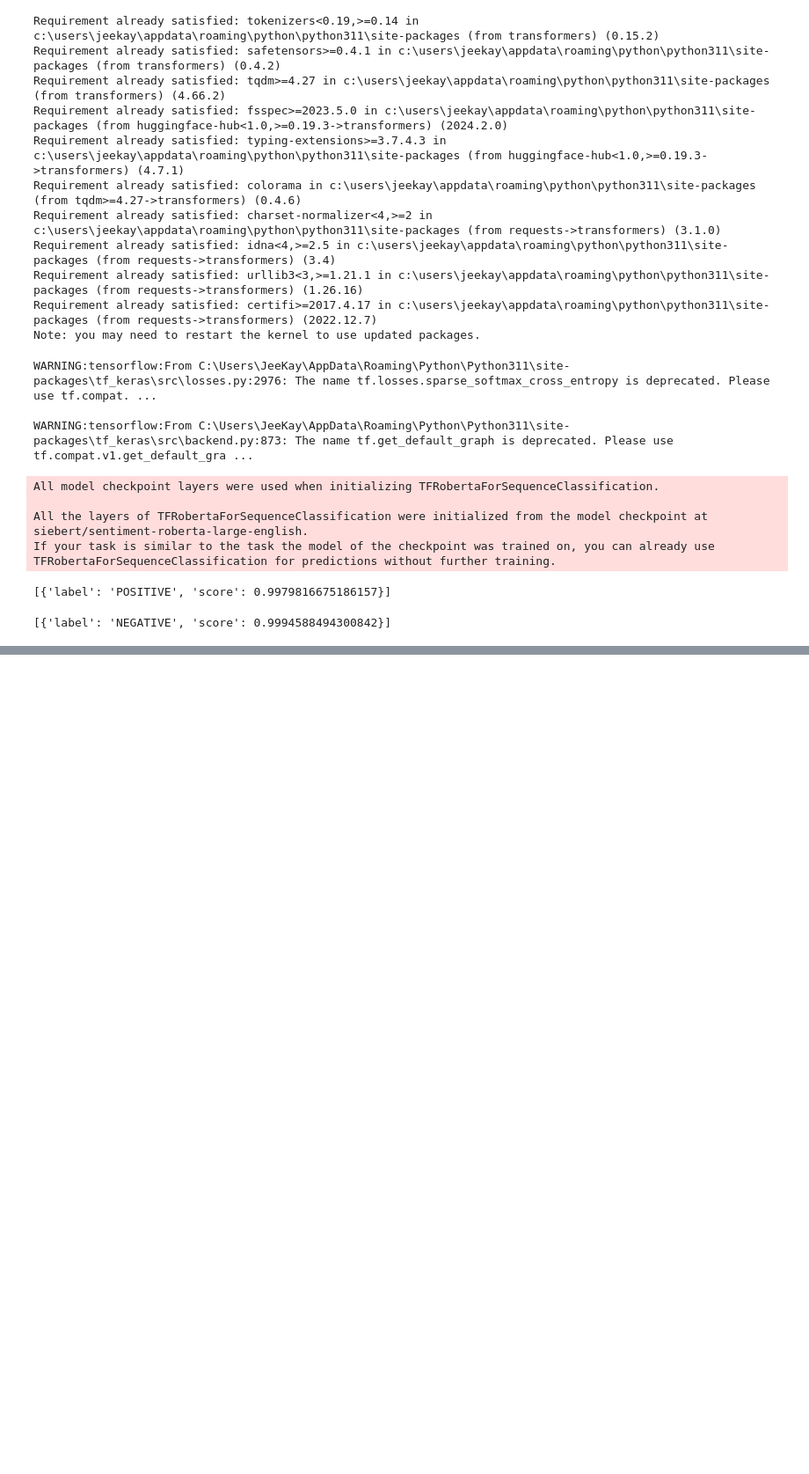
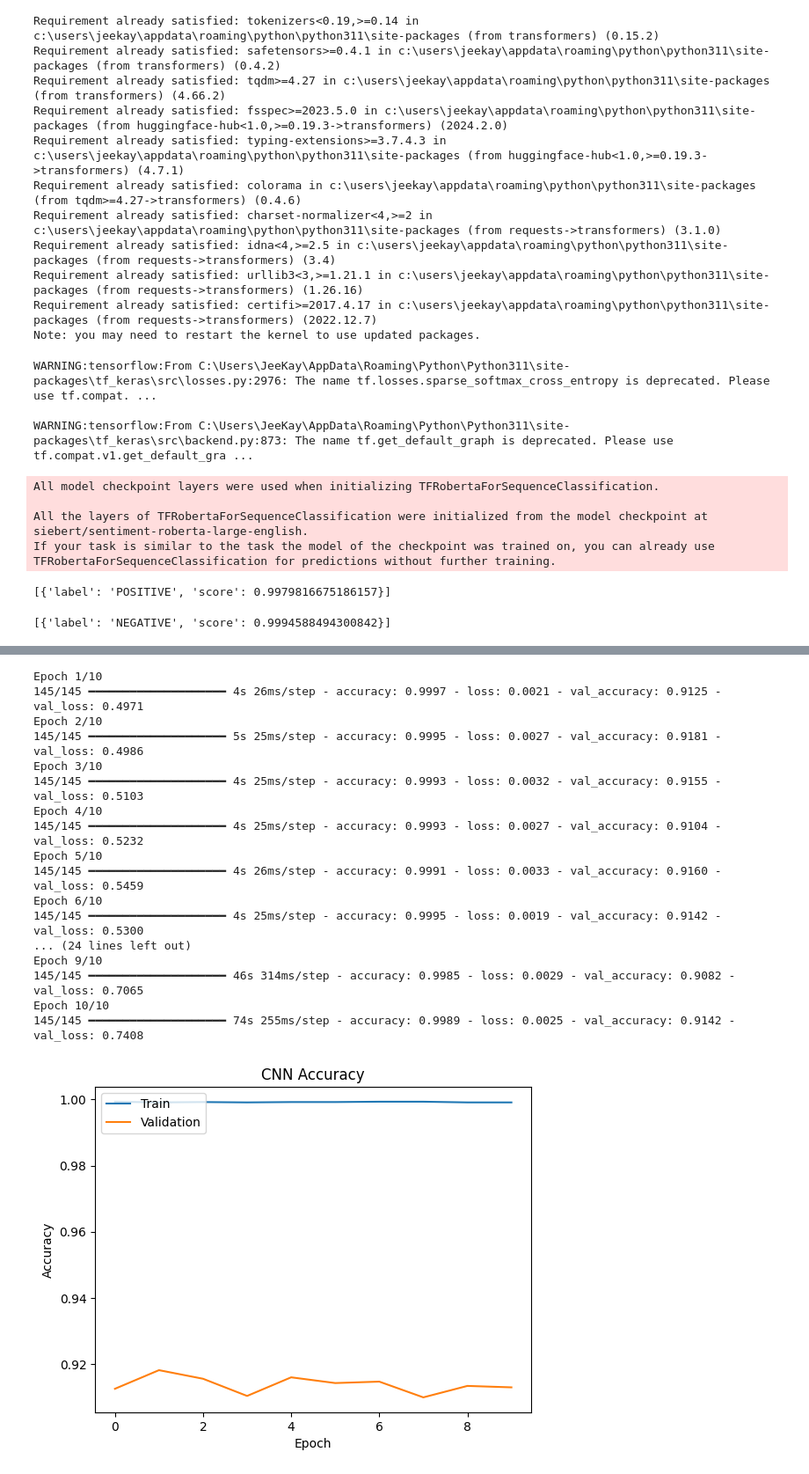
Before and after one commit to jeekay24/twitter-chat-analysis, a Jupyter notebook: analysis.ipynb, the cells around one changed output, grey strips where cells are left out. Shown: that part at 88% size. Saved outputs shown, nothing was run; the diff lists cells and outputs as text; code cells hidden in the pictures; blank space fills up the shorter version.

Commit message:
added graph part

```diff
--- a/analysis.ipynb
+++ b/analysis.ipynb
@@ -418,0 +415,6 @@ BiLSTM with Attention Test Accuracy: 0.9151147603988647
+# %%
+# Assuming you have trained your CNN model like this:
+cnn_history = cnn_model.fit(X_train, y_train, epochs=10, batch_size=64, validation_data=(X_test, y_test))
+
+# And your BiLSTM model like this:
+bilstm_history = bilstm_model.fit(X_train, y_train, epochs=10, batch_size=64, validation_data=(X_test, y_test))
@@ -418,0 +439,27 @@ BiLSTM with Attention Test Accuracy: 0.9151147603988647
+# %%
+# Define cnn_history and bilstm_history variables
+cnn_history = cnn_model.fit(X_train, y_train, epochs=10, batch_size=64, validation_data=(X_test, y_test))
+bilstm_history = bilstm_model.fit(X_train, y_train, epochs=10, batch_size=64, validation_data=(X_test, y_test))
+
+# Plot the accuracy and loss graphs
+plot_graphs(cnn_history, 'CNN')
+plot_graphs(bilstm_history, 'BiLSTM')
+# %% [output]
+Epoch 1/10
+145/145 ━━━━━━━━━━━━━━━━━━━━ 4s 26ms/step - accuracy: 0.9997 - loss: 0.0021 - val_accuracy: 0.9125 - val_loss: 0.4971
+Epoch 2/10
+145/145 ━━━━━━━━━━━━━━━━━━━━ 5s 25ms/step - accuracy: 0.9995 - loss: 0.0027 - val_accuracy: 0.9181 - val_loss: 0.4986
+Epoch 3/10
+145/145 ━━━━━━━━━━━━━━━━━━━━ 4s 25ms/step - accuracy: 0.9993 - loss: 0.0032 - val_accuracy: 0.9155 - val_loss: 0.5103
+Epoch 4/10
+145/145 ━━━━━━━━━━━━━━━━━━━━ 4s 25ms/step - accuracy: 0.9993 - loss: 0.0027 - val_accuracy: 0.9104 - val_loss: 0.5232
+Epoch 5/10
+145/145 ━━━━━━━━━━━━━━━━━━━━ 4s 26ms/step - accuracy: 0.9991 - loss: 0.0033 - val_accuracy: 0.9160 - val_loss: 0.5459
+Epoch 6/10
+145/145 ━━━━━━━━━━━━━━━━━━━━ 4s 25ms/step - accuracy: 0.9995 - loss: 0.0019 - val_accuracy: 0.9142 - val_loss: 0.5300
+... (24 lines left out)
+Epoch 9/10
+145/145 ━━━━━━━━━━━━━━━━━━━━ 46s 314ms/step - accuracy: 0.9985 - loss: 0.0029 - val_accuracy: 0.9082 - val_loss: 0.7065
+Epoch 10/10
+145/145 ━━━━━━━━━━━━━━━━━━━━ 74s 255ms/step - accuracy: 0.9989 - loss: 0.0025 - val_accuracy: 0.9142 - val_loss: 0.7408
+[figure, added]
```
Also changed, not shown: parts of 14 cells of this notebook.
